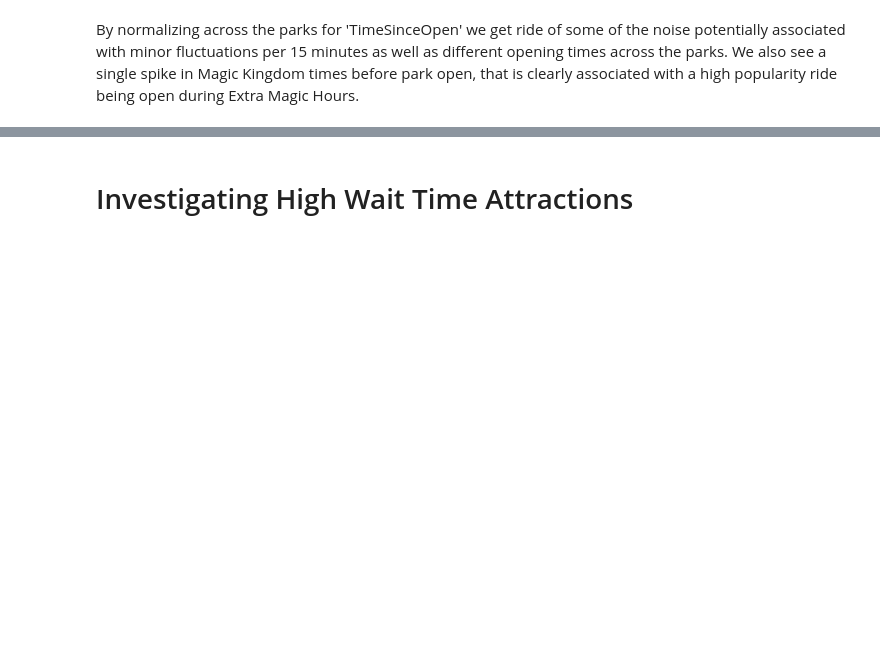
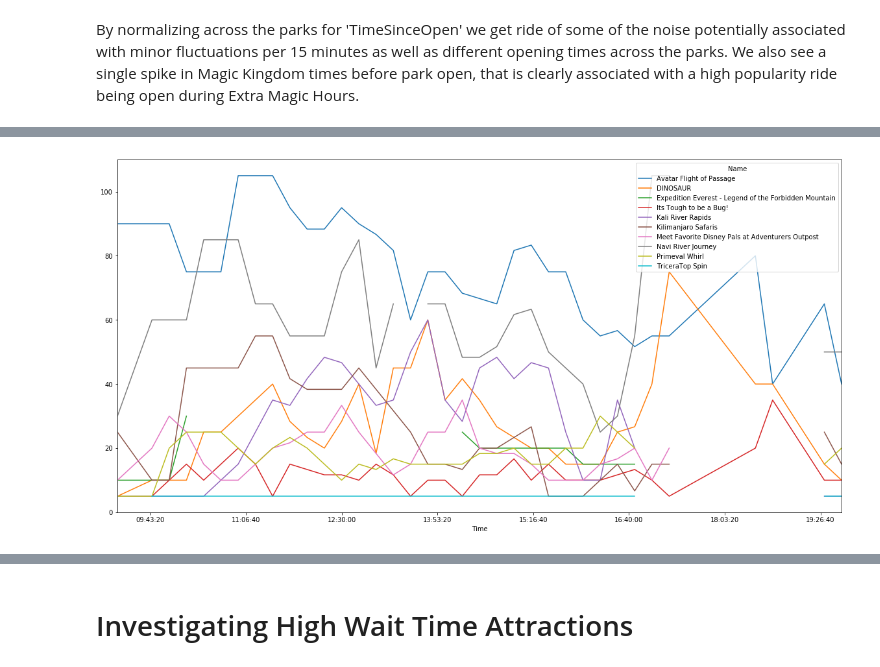
Before and after one commit to ChristopherArnold28/DisneyWaits, a Jupyter notebook: src/ExploratoryAnalysisDisneyWaits.ipynb, the cells around one changed output, grey strips where cells are left out. Drawn from its saved outputs; the diff is of its cells as text; code cells hidden in the pictures; blank space fills up the shorter version.

```diff
--- a/src/ExploratoryAnalysisDisneyWaits.ipynb
+++ b/src/ExploratoryAnalysisDisneyWaits.ipynb
@@ -299,6 +433,8 @@ plt.show()
 # %%
 fig,ax = plt.subplots(figsize = (20,10))
-RideWaits[RideWaits["ParkName"]=="Animal Kingdom"].groupby(['Time','Name'])['Wait'].mean().unstack().plot(ax = ax)
+RideWaits[RideWaits["ParkName"]=="Disneys Animal Kingdom Theme Park"].groupby(['Time','Name'])['Wait'].mean().unstack().plot(ax = ax)
 plt.show()
+# %% [output]
+[figure, added]
 # %%
 fig,ax = plt.subplots(figsize = (20,10))
```
Also changed, not shown: parts of 58 cells of this notebook, 1 other file.
